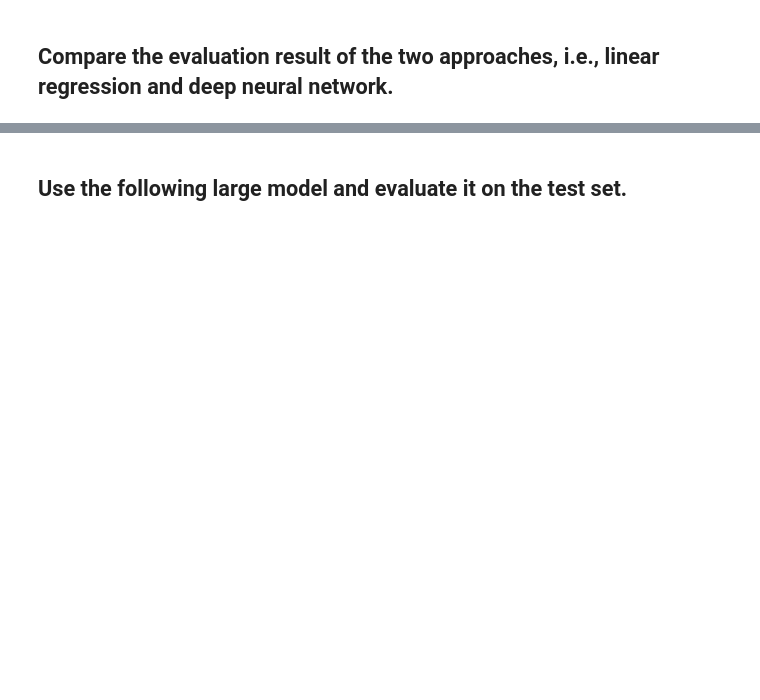
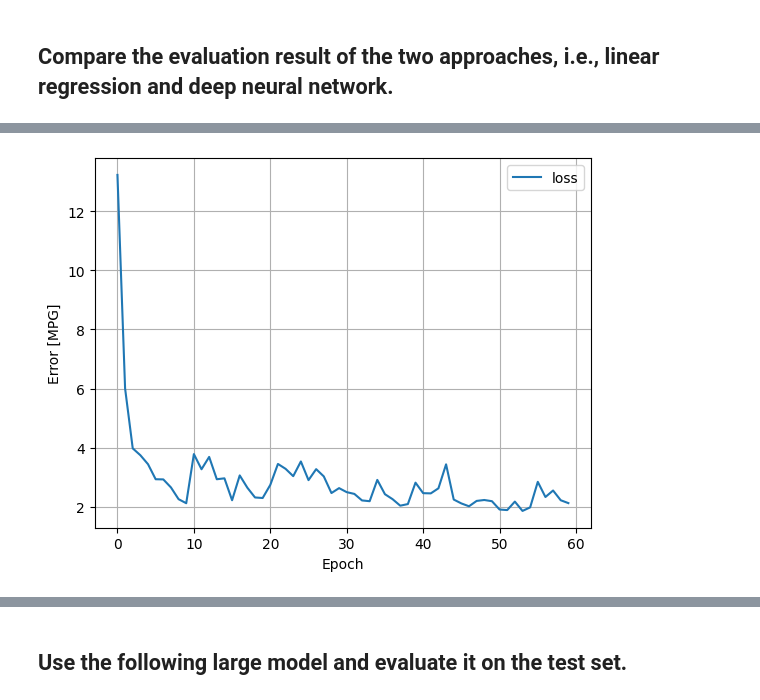
Before and after one commit to harrywsong/COMP3132, a Jupyter notebook: labs/PyML2026/Lab_Week04/LabWeek4.ipynb, the cells around one changed output, grey strips where cells are left out. Drawn from its saved outputs; the diff is of its cells as text; code cells hidden in the pictures; blank space fills up the shorter version.

```diff
--- a/labs/PyML2026/Lab_Week04/LabWeek4.ipynb
+++ b/labs/PyML2026/Lab_Week04/LabWeek4.ipynb
@@ -167,13 +180,14 @@ df.shape
 ### Form features `X` and labels `y` based on the processed datafram
 # %%
 #your code here
-X = df.drop('mpg', axis=1)
+X = df2.drop(columns=['mpg', 'name'])
 y = df['mpg']
-
-y = y.values.reshape(-1, 1)
 # %% [markdown]
 ### Split the data into training and test sets and form `train_features`, `train_labels`, `test_features`, `test_labels`
 # %%
 from sklearn.model_selection import train_test_split
 #your code here
-train_features, test_features, train_labels, test_labels = train_test_split(X, y, test_size= 0.2, random_state= 42)
+train_features, test_features, train_labels, test_labels = train_test_split(X, y)
+
+print(train_features.shape)
+print(test_features.shape)
@@ -345,3 +381,17 @@ Model: "sequential_1"
+# %%
+model = tf.keras.Sequential([
+    tf.keras.layers.Input(shape=(9,)),
+    normalizer,
+    layers.Dense(64, activation='relu'),
+    layers.Dense(64, activation='relu'),
+    layers.Dense(1, activation='linear')
+])
+
+#your code here
+model.compile(
+    optimizer=tf.keras.optimizers.Adam(learning_rate=0.1),
+    loss='mean_absolute_error'
+)
 # %% [markdown]
 ### Print the model summary (after training). How many parameters are there in the model?
 # %%
@@ -350,3 +418,4 @@ Model: "sequential_1"
 ## Compare the evaluation result of the two approaches, i.e., linear regression and deep neural network.
 # %%
 #your code here
+history = model.fit(train_features, train_labels, epochs=60)
@@ -352,0 +440,4 @@ Model: "sequential_1"
+# %%
+plot_loss(history)
+# %% [output]
+[figure, added]
```
Also changed, not shown: parts of 20 cells of this notebook.
